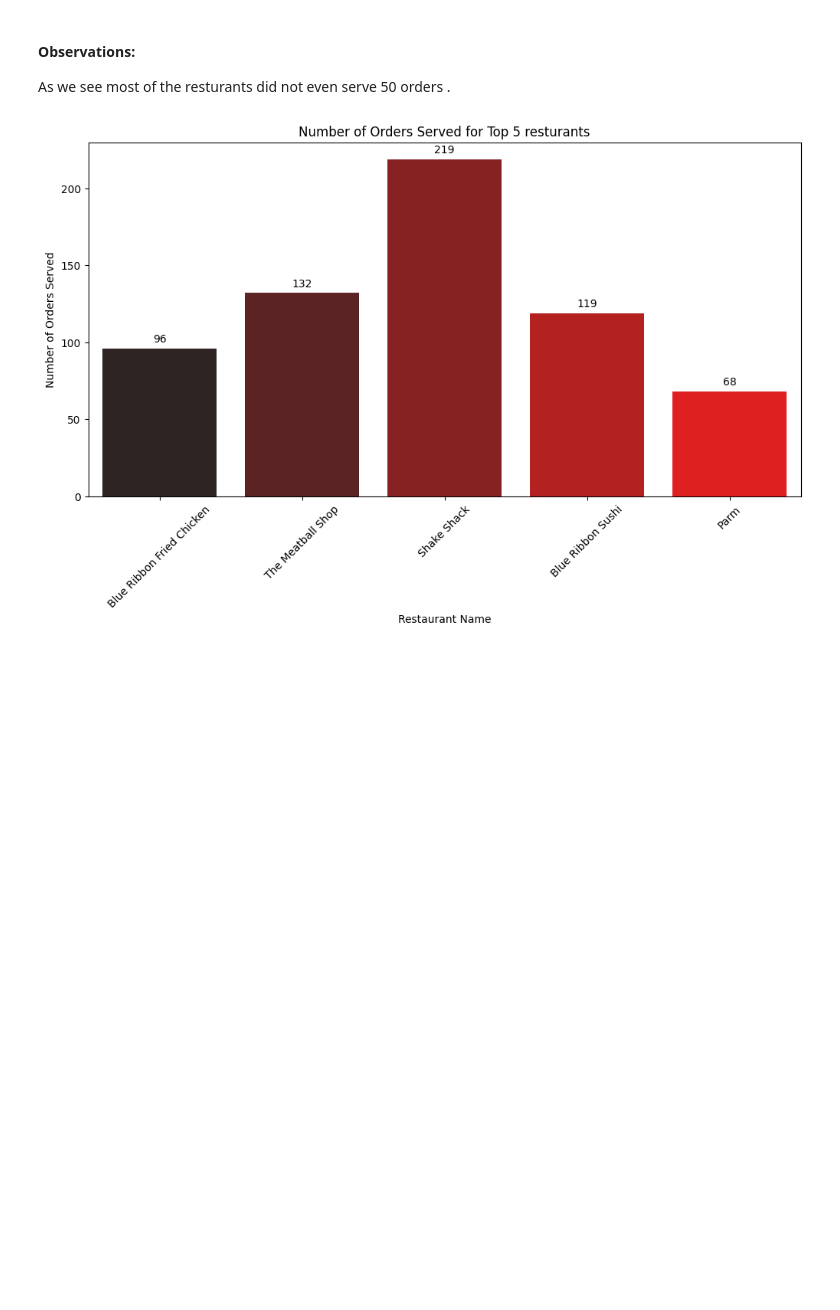
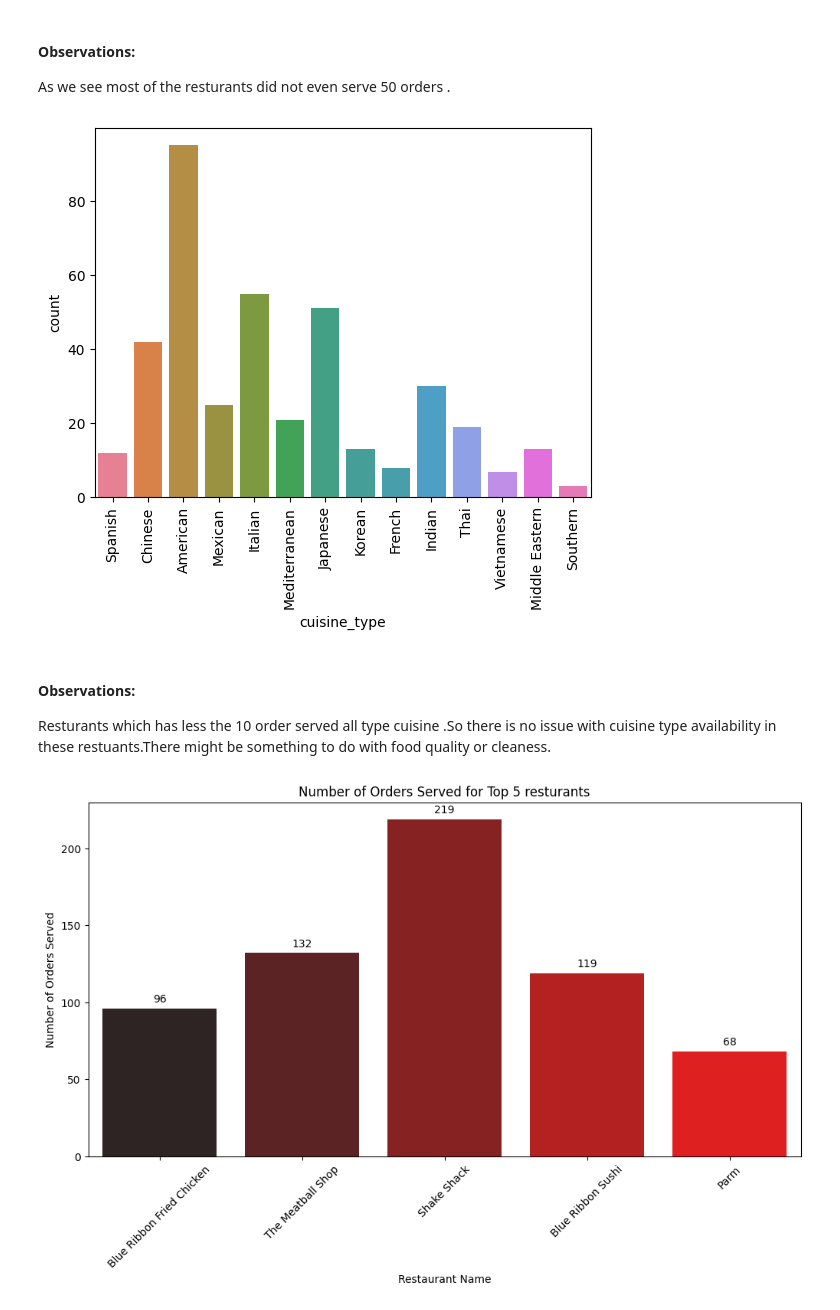
Before and after one commit to Rajesh2015/FoodHub-Data-Analysis, a Jupyter notebook: IP_Project_FoodHub_Answers_Notebook.ipynb, the cells around one changed output. Drawn from its saved outputs; the diff is of its cells as text; code cells hidden in the pictures; blank space fills up the shorter version.

```diff
--- a/IP_Project_FoodHub_Answers_Notebook.ipynb
+++ b/IP_Project_FoodHub_Answers_Notebook.ipynb
@@ -503,3 +501,12 @@ As we see most of the resturants did not even serve 50 orders .
+# %%
+sns.countplot(data=resturant_less_than_10_orders,x='cuisine_type',hue='cuisine_type')
+plt.xticks(rotation =90)
+plt.show()
+# %% [output]
+[figure, added]
+# %% [markdown]
+#### Observations:
+Resturants which has less the 10 order served all type cuisine .So there is no issue with cuisine type availability  in these restuants.There might be something to do with food quality or cleaness.
 # %%
 topn=5
 draw_count_plot(df=food_df,x='restaurant_name',n=topn,xlabel='Restaurant Name',ylabel='Number of Orders Served',title=f'Number of Orders Served for Top {topn} resturants',isTop=True,hue='restaurant_name')
```
Also changed, not shown: parts of 9 cells of this notebook.
